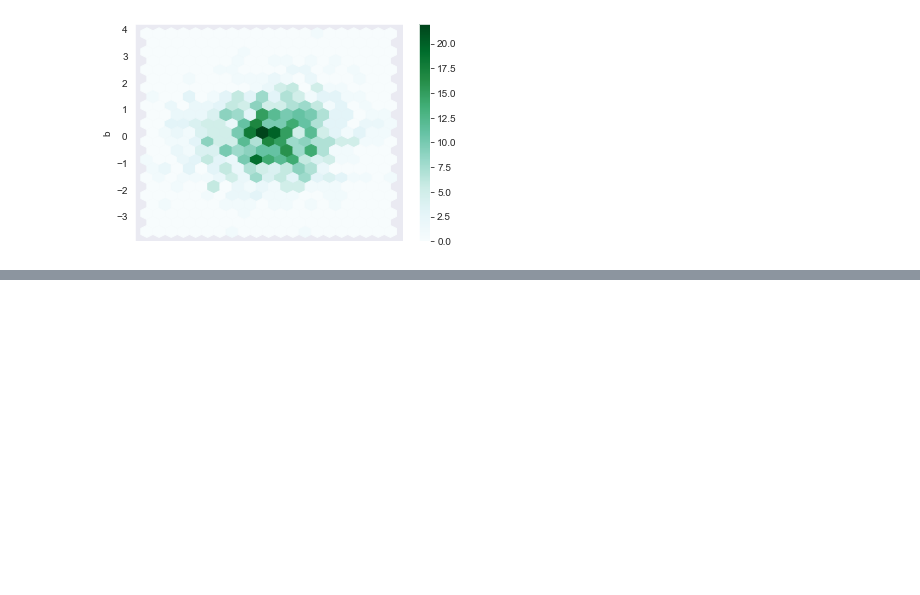
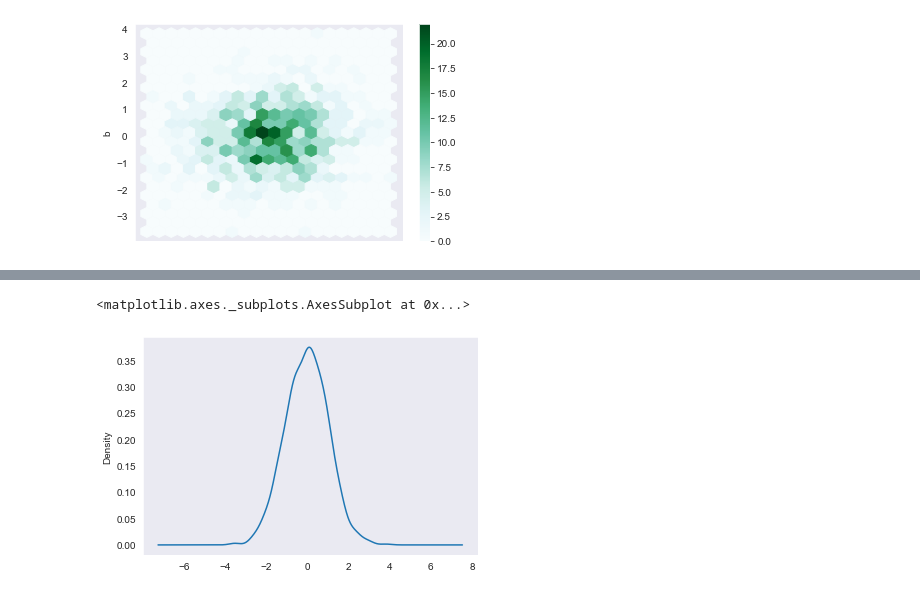
Before and after one commit to mardzien/DSandML, a Jupyter notebook: Exercises/Pandas_data_visualisation/Intro.ipynb, the cells around one changed output, grey strips where cells are left out. Saved outputs shown, nothing was run; the diff lists cells and outputs as text; code cells hidden in the pictures; blank space fills up the shorter version.

```diff
--- a/Exercises/Pandas_data_visualisation/Intro.ipynb
+++ b/Exercises/Pandas_data_visualisation/Intro.ipynb
@@ -93,0 +99,5 @@ df.plot.hexbin(x='a', y='b', gridsize=20)
+# %%
+df['b'].plot.density()
+# %% [output]
+<matplotlib.axes._subplots.AxesSubplot at 0x...>
+[figure, added]
```
Also changed, not shown: parts of 1 cell of this notebook, 1 other file.
